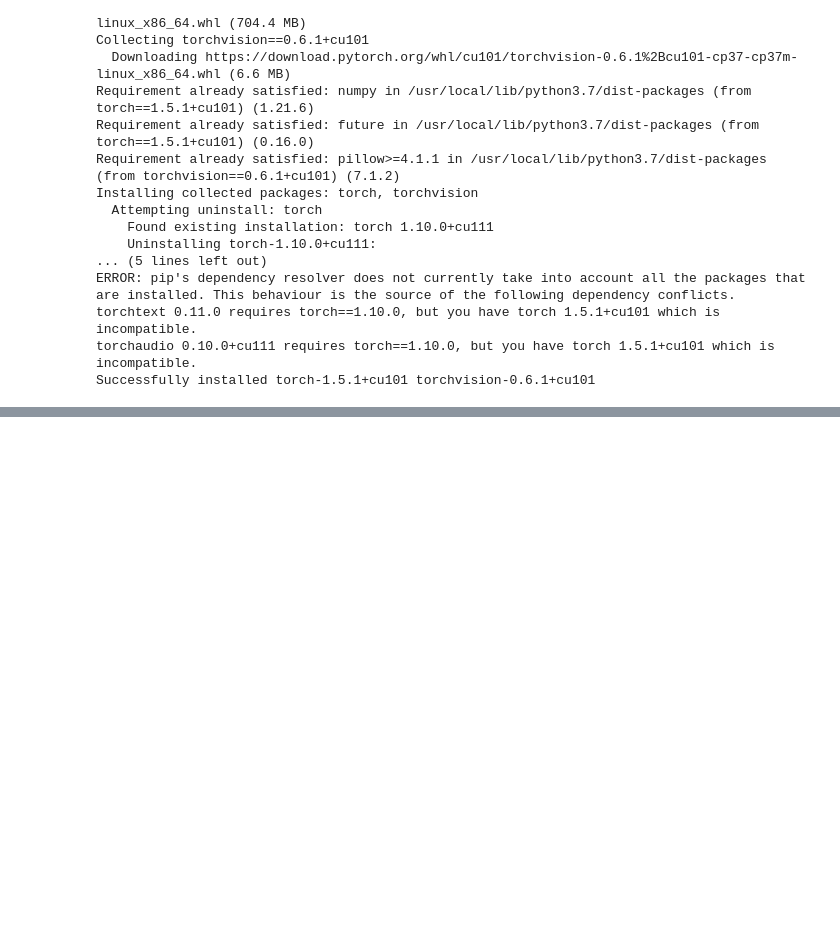
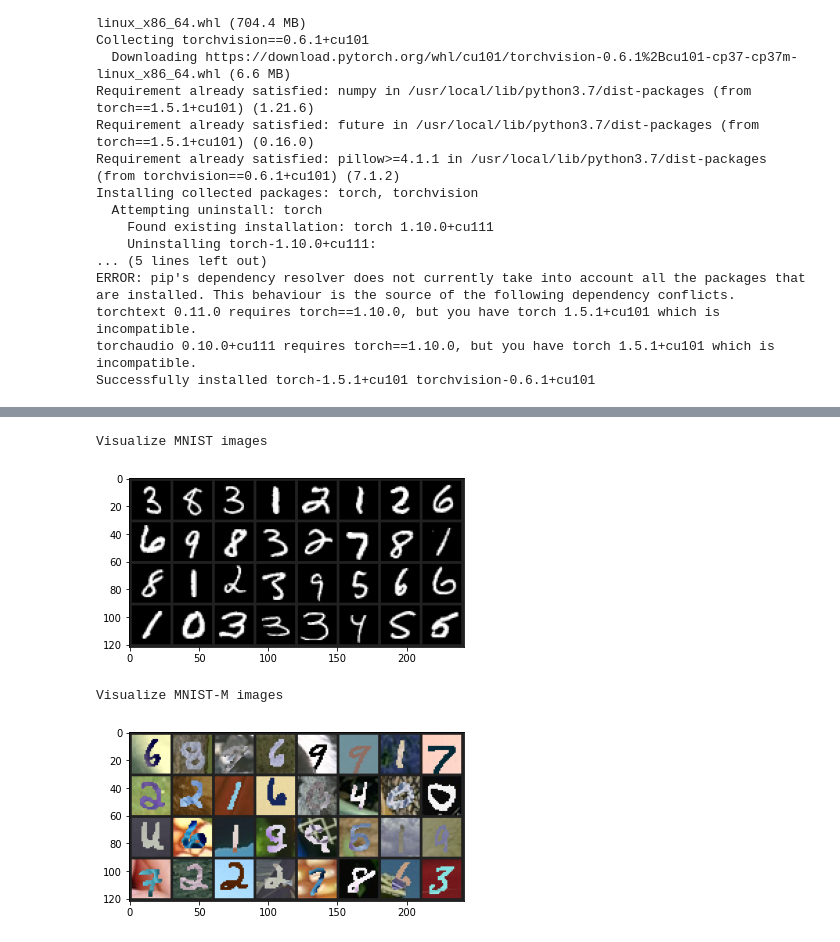
Before and after one commit to jinyingtld/python, a Jupyter notebook: AI6126_tutorial_8.ipynb, the cells around one changed output, grey strips where cells are left out. Saved outputs shown, nothing was run; the diff lists cells and outputs as text; code cells hidden in the pictures; blank space fills up the shorter version.

```diff
--- a/AI6126_tutorial_8.ipynb
+++ b/AI6126_tutorial_8.ipynb
@@ -51,12 +51,12 @@ class MNISTM(VisionDataset):
     classes = ['0 - zero','1 - one', '2 - two', '3 - three', '4 - four',
                '5 - five', '6 - six', '7 - seven', '8 - eight', '9 - nine']
 
-    def __init__(self, root, train=True, transform=None, target_transform=None, downlaod=False):
+    def __init__(self, root, train=True, transform=None, target_transform=None, download=False):
         """Init MNIST-M dataset."""
         super(MNISTM, self).__init__(root, transform=transform, target_transform=target_transform)
         self.train=train
 
-        if downlaod:
+        if download:
             self.download()
 
         if not self._check_exists():
@@ -64,7 +64,7 @@ class MNISTM(VisionDataset):
                                "You can use download=True to download it")
 
         if self.train:
-            data_file=self.train_file
+            data_file=self.training_file
         else:
             data_file=self.test_file
 
@@ -188,3 +188,23 @@ tfm2 = transforms.Compose([
 
 mnist_train = datasets.MNIST(root="./data", train=True, download=True, transform=tfm1)
 mnist_test = datasets.MNIST(root="./data", train=False, download=True, transform=tfm1)
+
+mnistm_train = MNISTM(root="./data",train=True, download=True, transform=tfm2)
+mnistm_test = MNISTM(root="./data",train=False, download=True, transform=tfm2)
+
+print("** Dataset statistics**")
+
+print("MNIST:")
+print(f"- train: {len(mnist_train):,}")
+print(f"- test: {len(mnist_test):,}")
+
+print("MNIST-M:")
+print(f"- train: {len(mnistm_train):,}")
+print(f"- test: {len(mnistm_test):,}")
+
+# Construct data loaders
+source_train_loader = DataLoader(mnist_train, batch_size=128, shuffle=True)
+source_test_loader = DataLoader(mnist_test, batch_size=128, shuffle=False)
+
+target_train_loader = DataLoader(mnistm_train, batch_size=128, shuffle=True)
+target_test_loader = DataLoader(mnistm_test, batch_size=128, shuffle=False)
@@ -190,0 +221,24 @@ mnist_test = datasets.MNIST(root="./data", train=False, download=True, transform
+# %%
+# Show some example images of the two datasets
+def imshow(img, mean=0, std=1):
+    img = img * std + mean # unnormalize
+    npimg = img.numpy().transpose(1, 2, 0).squeeze() # (c, h, w) -> (h, w, c)
+    plt.imshow(npimg)
+    plt.show()
+
+print("Visualize MNIST images")
+img, _ = next(iter(source_train_loader))
+img = img[:32, ...] # only show 32 images
+img = torchvision.utils.make_grid(img)
+imshow(img, 0.1307, 0.3081)
+
+print("Visualize MNIST-M images")
+img, _ = next(iter(target_train_loader))
+img = img[:32, ...]   # only show 32 images
+img = torchvision.utils.make_grid(img)
+imshow(img, 0.1307, 0.3081)
+# %% [output]
+Visualize MNIST images
+[figure, added]
+Visualize MNIST-M images
+[figure, added]
```
Also changed, not shown: parts of 11 cells of this notebook.
